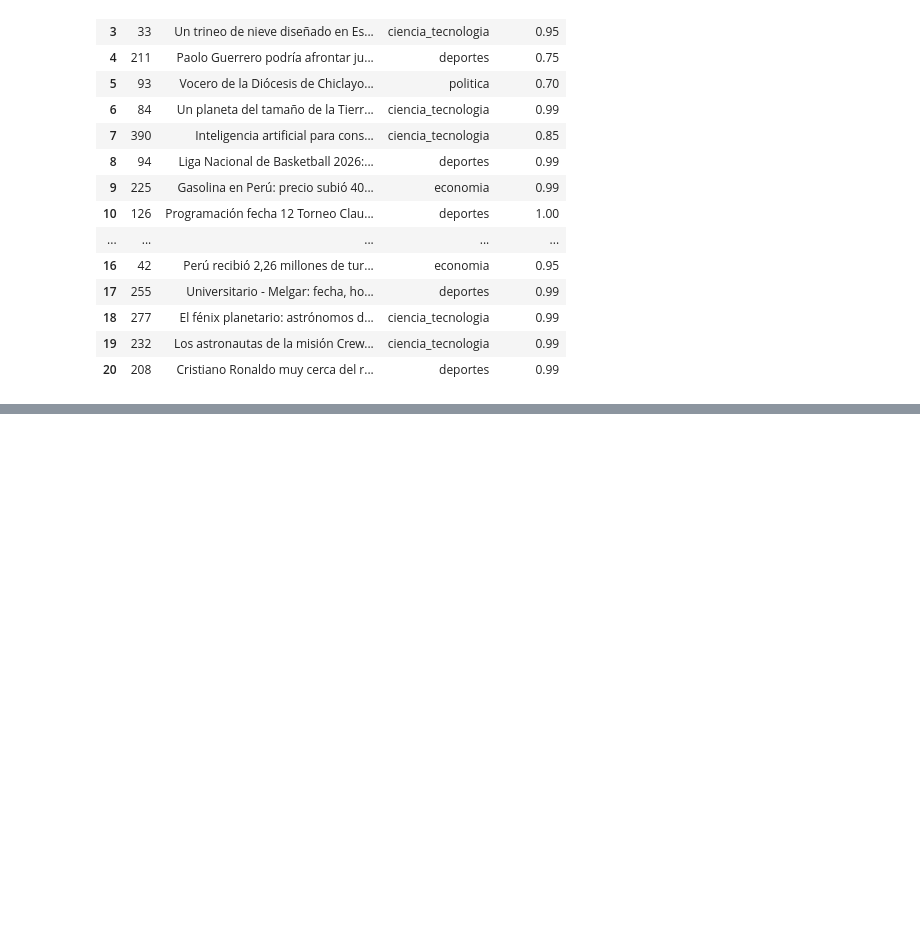
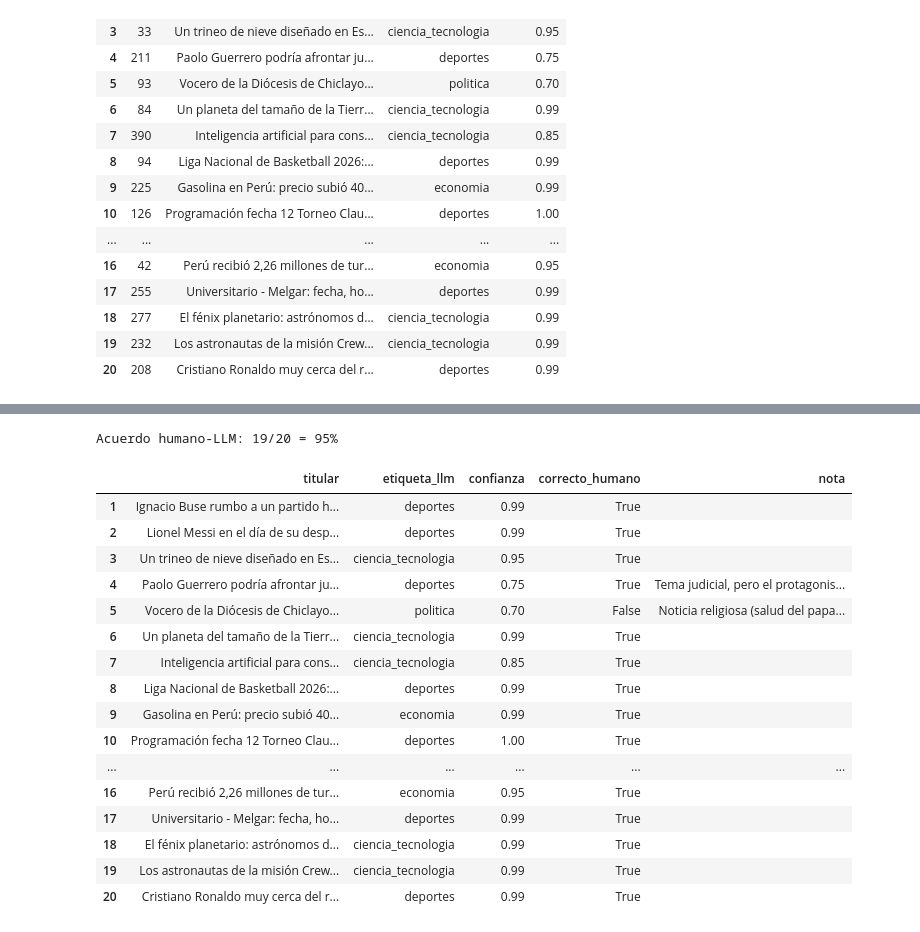
Before and after one commit to sandypmj/python_intermedio_2026, a Jupyter notebook: tarea_1/02_clasificacion.ipynb, the cells around one changed output, grey strips where cells are left out. Cells and saved outputs as stored; diff of their text form; code cells hidden in the pictures; blank space fills up the shorter version.

```diff
--- a/tarea_1/02_clasificacion.ipynb
+++ b/tarea_1/02_clasificacion.ipynb
@@ -435,0 +428,29 @@ auditoria
+# %%
+incorrectos = {5: "Noticia religiosa (salud del papa); no encaja en ninguna de las 4 categorías: ruido de la sección política"}
+notas = {4: "Tema judicial, pero el protagonista es un futbolista: noticia de interés deportivo"}
+
+auditoria["correcto_humano"] = [i not in incorrectos for i in auditoria.index]
+auditoria["nota"] = [incorrectos.get(i, notas.get(i, "")) for i in auditoria.index]
+
+acuerdo = auditoria["correcto_humano"].mean()
+print(f"Acuerdo humano-LLM: {auditoria['correcto_humano'].sum()}/{len(auditoria)} = {acuerdo:.0%}")
+auditoria[["titular", "etiqueta_llm", "confianza", "correcto_humano", "nota"]]
+# %% [output]
+Acuerdo humano-LLM: 19/20 = 95%
+|  | titular | etiqueta_llm | confianza | correcto_humano | nota |
+| 1 | Ignacio Buse rumbo a un partido h... | deportes | 0.99 | True |  |
+| 2 | Lionel Messi en el día de su desp... | deportes | 0.99 | True |  |
+| 3 | Un trineo de nieve diseñado en Es... | ciencia_tecnologia | 0.95 | True |  |
+| 4 | Paolo Guerrero podría afrontar ju... | deportes | 0.75 | True | Tema judicial, pero el protagonis... |
+| 5 | Vocero de la Diócesis de Chiclayo... | politica | 0.70 | False | Noticia religiosa (salud del papa... |
+| 6 | Un planeta del tamaño de la Tierr... | ciencia_tecnologia | 0.99 | True |  |
+| 7 | Inteligencia artificial para cons... | ciencia_tecnologia | 0.85 | True |  |
+| 8 | Liga Nacional de Basketball 2026:... | deportes | 0.99 | True |  |
+| 9 | Gasolina en Perú: precio subió 40... | economia | 0.99 | True |  |
+| 10 | Programación fecha 12 Torneo Clau... | deportes | 1.00 | True |  |
+| ... | ... | ... | ... | ... | ... |
+| 16 | Perú recibió 2,26 millones de tur... | economia | 0.95 | True |  |
+| 17 | Universitario - Melgar: fecha, ho... | deportes | 0.99 | True |  |
+| 18 | El fénix planetario: astrónomos d... | ciencia_tecnologia | 0.99 | True |  |
+| 19 | Los astronautas de la misión Crew... | ciencia_tecnologia | 0.99 | True |  |
+| 20 | Cristiano Ronaldo muy cerca del r... | deportes | 0.99 | True |  |
```
Also changed, not shown: parts of 20 cells of this notebook.
